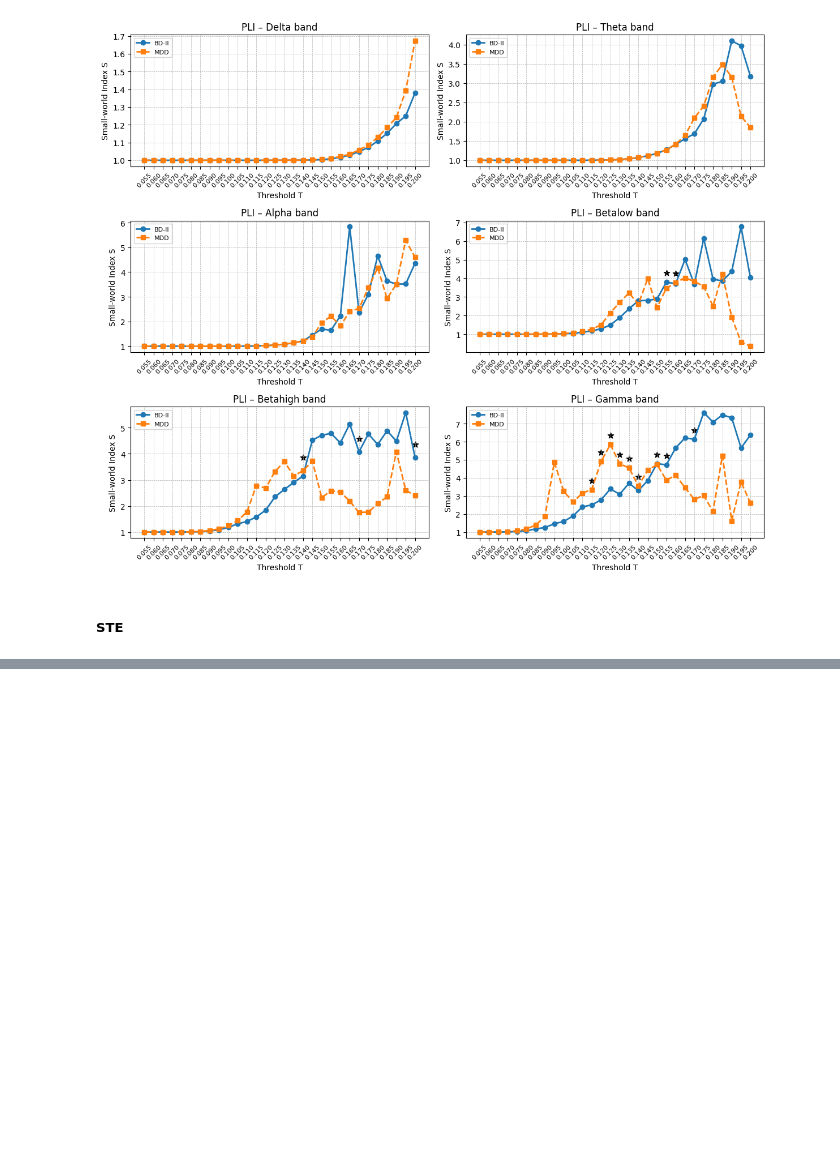
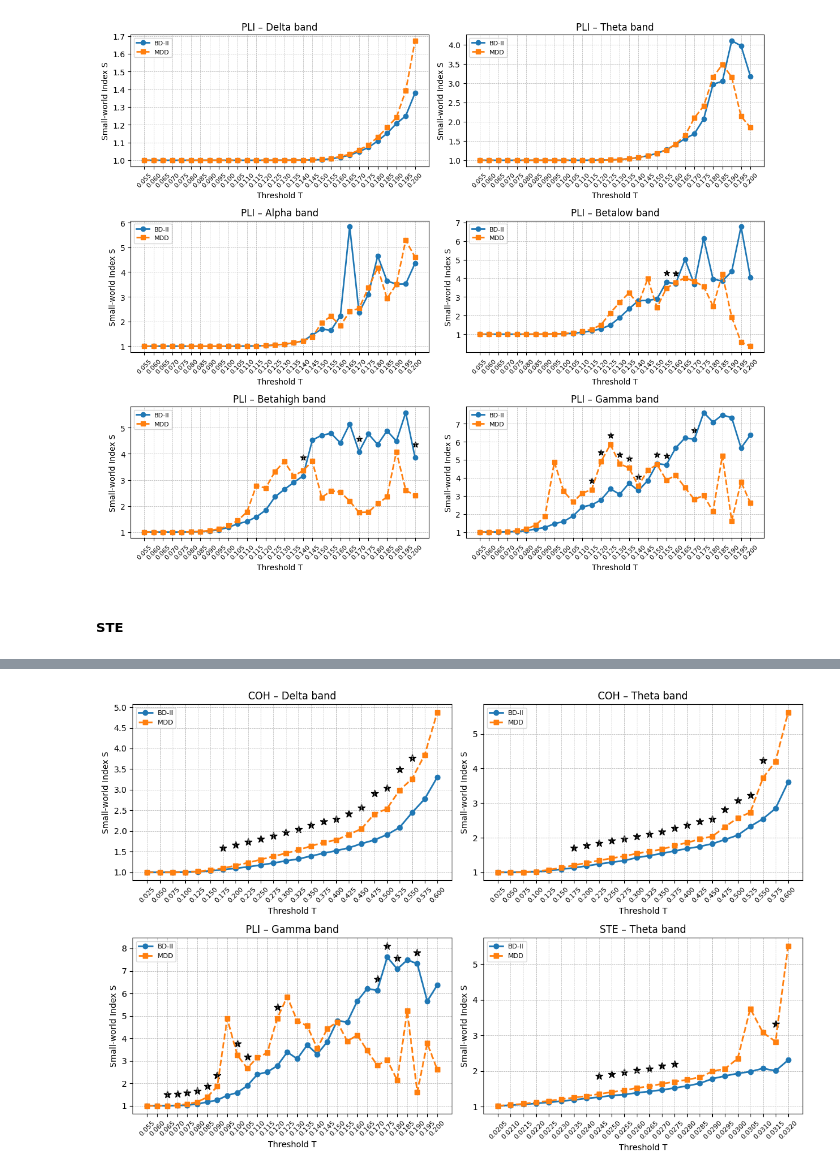
Before and after one commit to well50504/NYCU-thesis, a Jupyter notebook: src_FA/svalue.ipynb, the cells around one changed output, grey strips where cells are left out. Cells and saved outputs as stored; diff of their text form; code cells hidden in the pictures; blank space fills up the shorter version.

```diff
--- a/src_FA/svalue.ipynb
+++ b/src_FA/svalue.ipynb
@@ -728,0 +572,55 @@ plt.show()
+# %%
+thresholds_coh = np.arange(0.025, 0.7,   0.025)
+thresholds_pli = np.arange(0.005, 0.4,   0.005)
+thresholds_ste = np.arange(0.0005, 0.3,  0.0005)
+
+plots = [
+    ("COH",  "delta",  thresholds_coh[:24], summary_coh, signif_coh["delta"][:24], (0.8, 1.2)),
+    ("COH",  "theta",  thresholds_coh[:24], summary_coh, signif_coh["delta"][:24], (0.7, 1.1)),
+    ("PLI",  "gamma",  thresholds_pli[10:40], summary_pli, signif_pli["gamma"][10:40], (0.9, 1.3)),
+    ("STE",  "theta",  thresholds_ste[40:64], summary_ste, signif_ste["theta"][40:64], (0.6, 1.4)),
+]
+
+
+fig, axes = plt.subplots(2, 2, figsize=(12, 8), sharex=False)
+axes = axes.flatten()
+
+for ax, (kind, band, xs, sum_dict, sig_list, ylim_range) in zip(axes, plots):
+
+    y_bd  = [ sum_dict[band][T]['mean_S_BD']   if sum_dict[band].get(T) else np.nan for T in xs ]
+    y_mdd = [ sum_dict[band][T]['mean_S_MDD']  if sum_dict[band].get(T) else np.nan for T in xs ]
+
+
+
+    ax.plot(xs, y_bd,  label="BD-II", linewidth=2, marker="o")
+    ax.plot(xs, y_mdd, linestyle="--", label="MDD", linewidth=2, marker="s")
+
+
+    for T, bd_i, mdd_i, sig in zip(xs, y_bd, y_mdd, sig_list):
+        if sig:
+            y_star = max(bd_i, mdd_i) + 0.5
+            ax.scatter(T, y_star, marker="*", s=80, color="black")
+
+    if kind == "STE":
+        ticks = xs
+        labels = [f"{t:.4f}" for t in ticks]
+    else:
+        ticks = xs
+        labels = [f"{t:.3f}" for t in xs]
+
+    ax.set_xticks(ticks)
+    ax.set_xticklabels(labels, rotation=45, fontsize=8)
+
+    ax.grid(True, which='major', linestyle='--', linewidth=0.5)
+    ax.set_title(f"{kind} – {band.capitalize()} band")
+    ax.set_xlabel("Threshold T")
+    ax.set_ylabel("Small-world Index S")
+    # ax.set_ylim(*ylim_range)
+    ax.legend(fontsize=8)
+    ax.grid(True, linestyle="--", linewidth=0.5)
+
+plt.tight_layout()
+# plt.savefig("../result_FA/svalue/summary_plots.png", dpi=300)
+plt.show()
+# %% [output]
+[figure, added]
```
Also changed, not shown: parts of 10 cells of this notebook, 5 other files.
